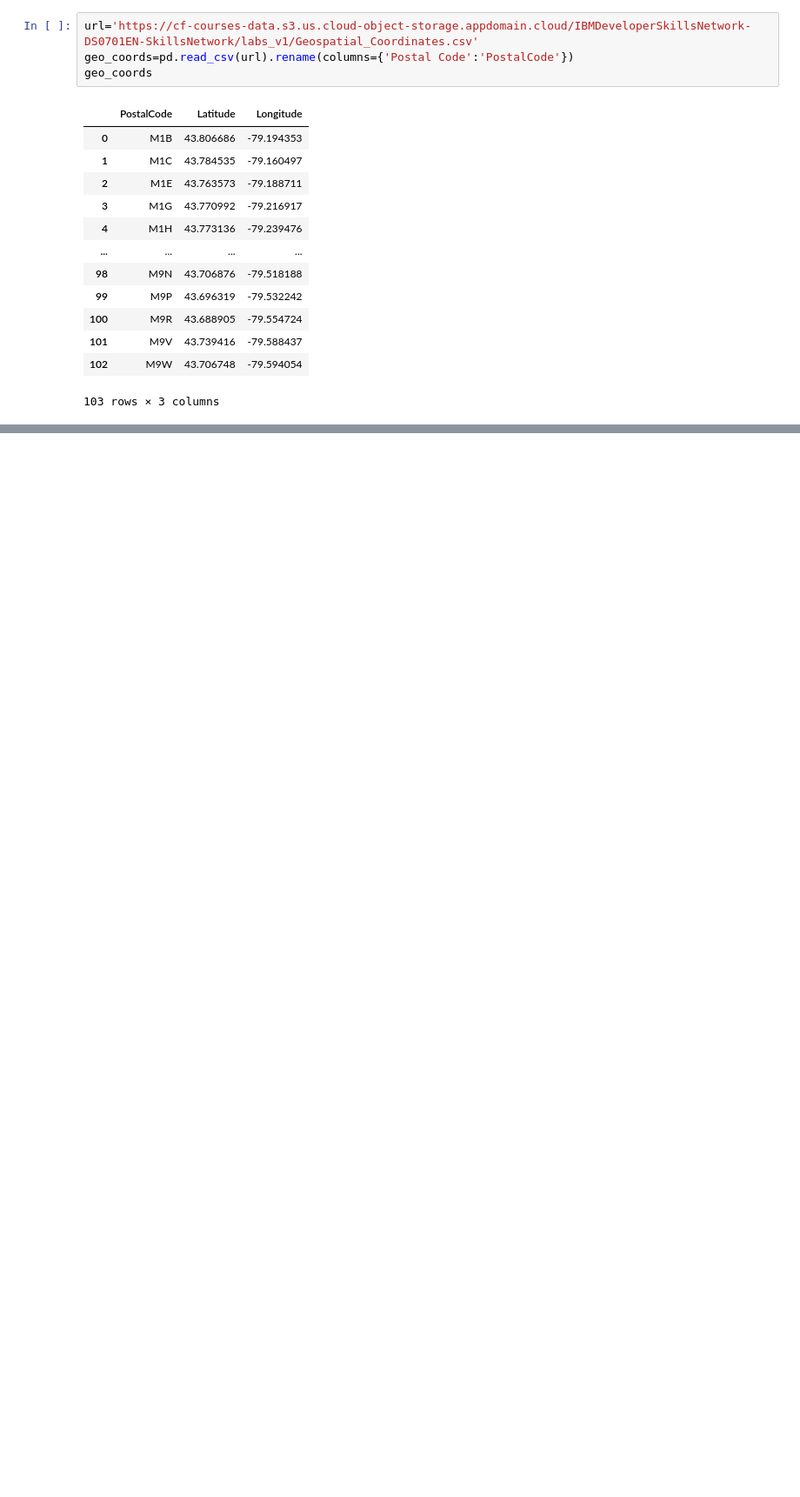
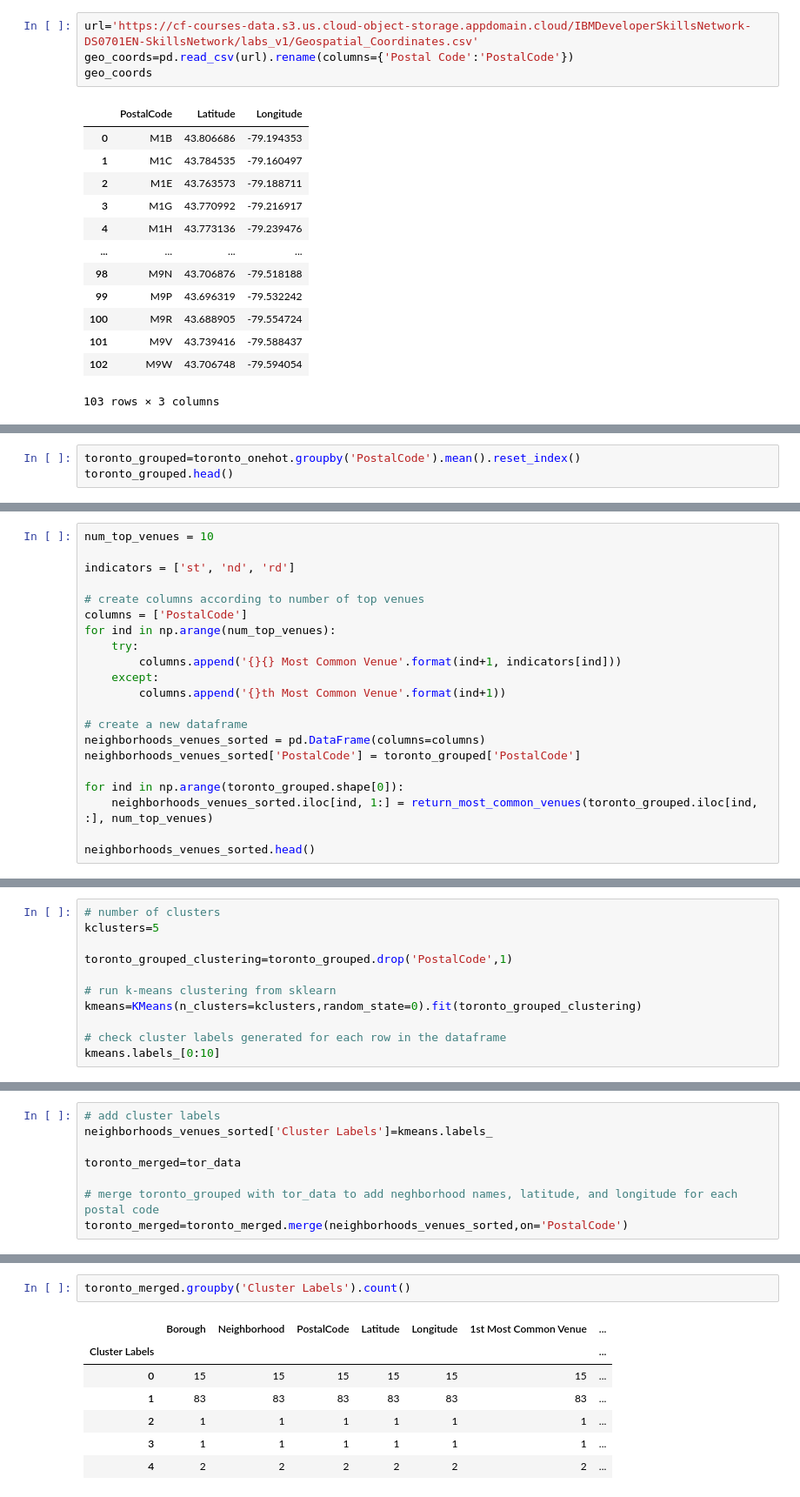
Before and after one commit to sean-rogers-t/Coursera_Capstone, a Jupyter notebook: Clustering Neighborhoods in Toronto.ipynb, the cells around one changed output, grey strips where cells are left out. Shown: that part at 87% size. Saved outputs shown, nothing was run; the diff lists cells and outputs as text; blank space fills up the shorter version.

```diff
--- a/Clustering Neighborhoods in Toronto.ipynb
+++ b/Clustering Neighborhoods in Toronto.ipynb
@@ -147,0 +393,3 @@ geo_data
+# %%
+toronto_grouped=toronto_onehot.groupby('PostalCode').mean().reset_index()
+toronto_grouped.head()
@@ -147,0 +464,21 @@ geo_data
+# %%
+num_top_venues = 10
+
+indicators = ['st', 'nd', 'rd']
+
+# create columns according to number of top venues
+columns = ['PostalCode']
+for ind in np.arange(num_top_venues):
+    try:
+        columns.append('{}{} Most Common Venue'.format(ind+1, indicators[ind]))
+    except:
+        columns.append('{}th Most Common Venue'.format(ind+1))
+
+# create a new dataframe
+neighborhoods_venues_sorted = pd.DataFrame(columns=columns)
+neighborhoods_venues_sorted['PostalCode'] = toronto_grouped['PostalCode']
+
+for ind in np.arange(toronto_grouped.shape[0]):
+    neighborhoods_venues_sorted.iloc[ind, 1:] = return_most_common_venues(toronto_grouped.iloc[ind, :], num_top_venues)
+
+neighborhoods_venues_sorted.head()
@@ -147,0 +496,11 @@ geo_data
+# %%
+# number of clusters
+kclusters=5
+
+toronto_grouped_clustering=toronto_grouped.drop('PostalCode',1)
+
+# run k-means clustering from sklearn
+kmeans=KMeans(n_clusters=kclusters,random_state=0).fit(toronto_grouped_clustering)
+
+# check cluster labels generated for each row in the dataframe
+kmeans.labels_[0:10]
@@ -147,0 +511,8 @@ geo_data
+# %%
+# add cluster labels
+neighborhoods_venues_sorted['Cluster Labels']=kmeans.labels_
+
+toronto_merged=tor_data
+
+# merge toronto_grouped with tor_data to add neghborhood names, latitude, and longitude for each postal code
+toronto_merged=toronto_merged.merge(neighborhoods_venues_sorted,on='PostalCode')
@@ -147,0 +557,10 @@ geo_data
+# %%
+toronto_merged.groupby('Cluster Labels').count()
+# %% [output]
+|  | Borough | Neighborhood | PostalCode | Latitude | Longitude | 1st Most Common Venue | ... |
+| Cluster Labels |  |  |  |  |  |  | ... |
+| 0 | 15 | 15 | 15 | 15 | 15 | 15 | ... |
+| 1 | 83 | 83 | 83 | 83 | 83 | 83 | ... |
+| 2 | 1 | 1 | 1 | 1 | 1 | 1 | ... |
+| 3 | 1 | 1 | 1 | 1 | 1 | 1 | ... |
+| 4 | 2 | 2 | 2 | 2 | 2 | 2 | ... |
```
Also changed, not shown: parts of 64 cells of this notebook.
